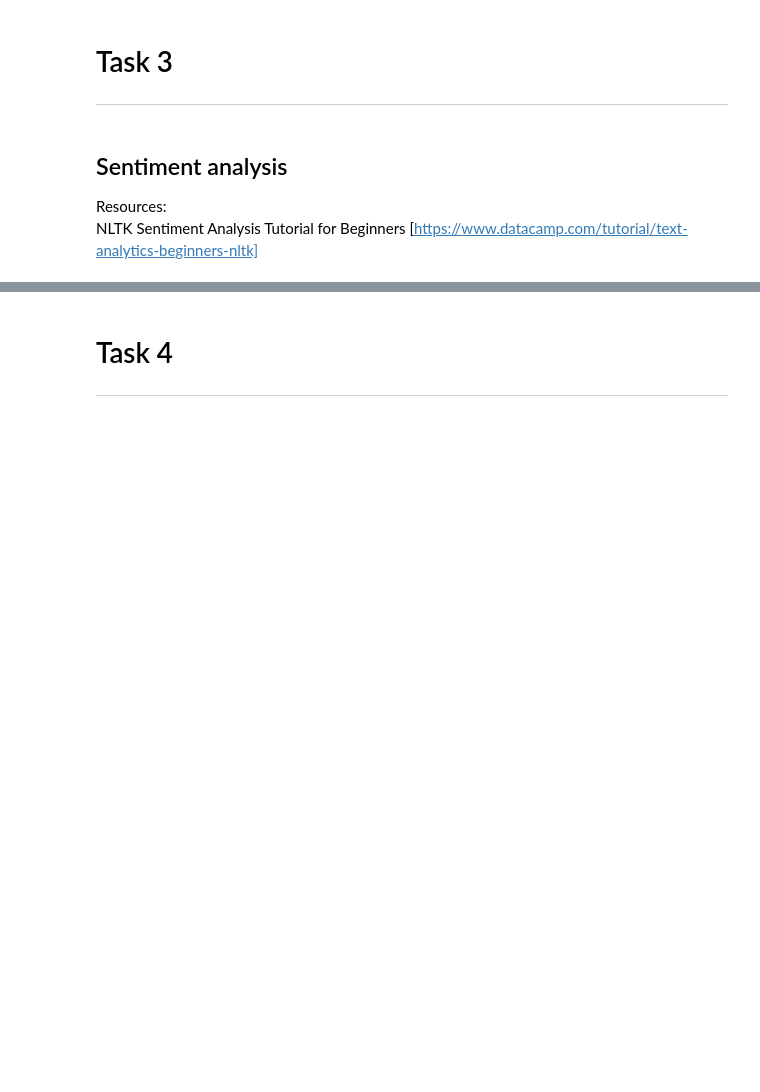
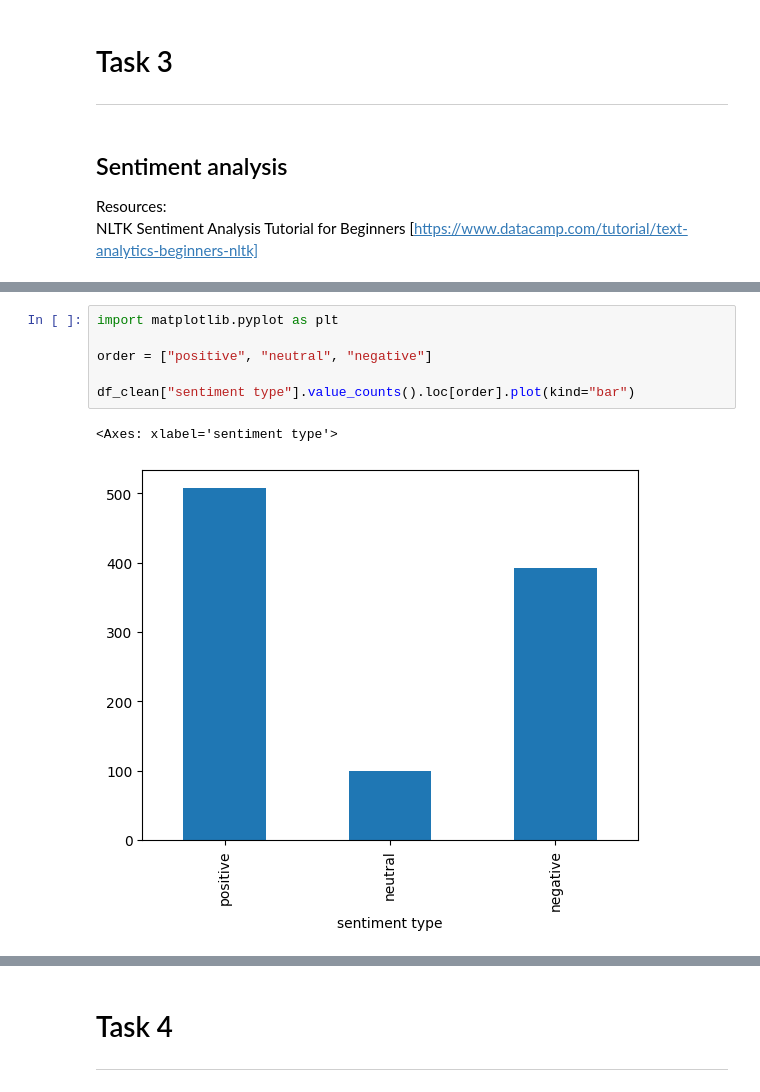
Before and after one commit to zidan-arsyad/british-airways-data-science, a Jupyter notebook: getting_started.ipynb, the cells around one changed output, grey strips where cells are left out. Cells and saved outputs as stored; diff of their text form; blank space fills up the shorter version.

```diff
--- a/getting_started.ipynb
+++ b/getting_started.ipynb
@@ -188,0 +209,9 @@ NLTK Sentiment Analysis Tutorial for Beginners [https://www.datacamp.com/tutoria
+# %%
+import matplotlib.pyplot as plt
+
+order = ["positive", "neutral", "negative"]
+
+df_clean["sentiment type"].value_counts().loc[order].plot(kind="bar")
+# %% [output]
+<Axes: xlabel='sentiment type'>
+[figure, added]
```
Also changed, not shown: parts of 36 cells of this notebook, 3 other files.
